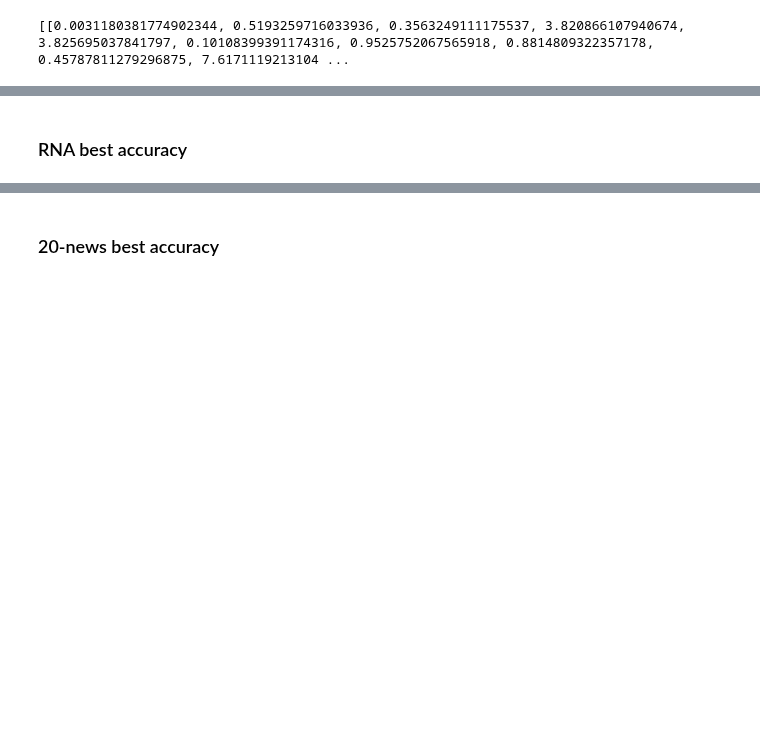
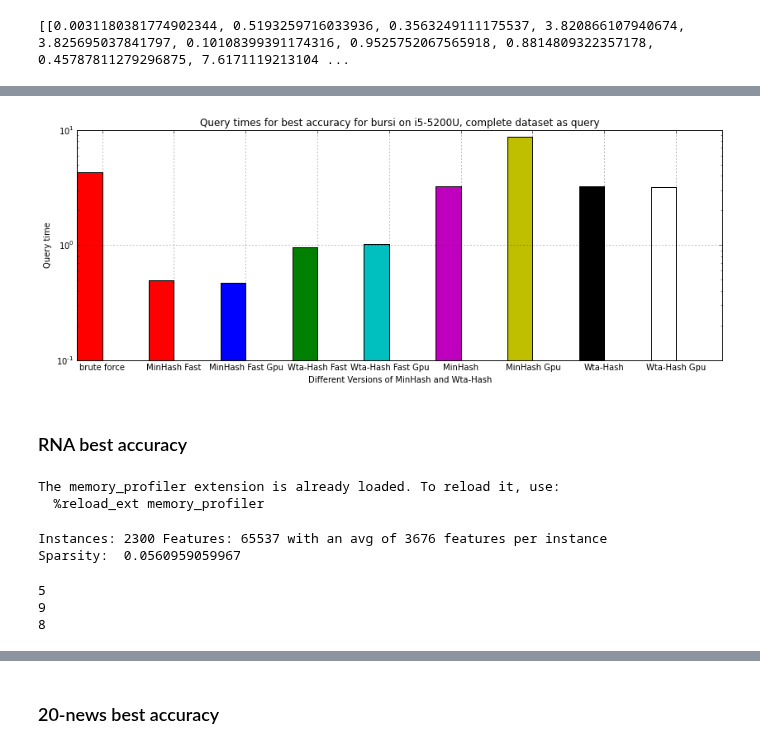
Before and after one commit to joachimwolff/sparse-neighbors-search, a Jupyter notebook: example/MinHash vs Wta-Hash.ipynb, the cells around one changed output, grey strips where cells are left out. Drawn from its saved outputs; the diff is of its cells as text; code cells hidden in the pictures; blank space fills up the shorter version.

```diff
--- a/example/MinHash vs Wta-Hash.ipynb
+++ b/example/MinHash vs Wta-Hash.ipynb
@@ -63,3 +98,65 @@ best_accuracy_5200U = measureMinHashWtaHash(datasetBursi, minHash, wtaHash)
+# %%
+plotDataBenchmark(data=best_accuracy_5200U[1], color=["r","r", "b", "g", "c", "m", "y", "k", "w"],
+         label=["MinHash", "MinHash Gpu", "Wta-Hash","Wta-Hash Gpu",
+               "MinHash", "MinHash Gpu", "Wta-Hash","Wta-Hash Gpu"],
+        xticks=["brute force","MinHash Fast", "MinHash Fast Gpu", "Wta-Hash Fast","Wta-Hash Fast Gpu",
+               "MinHash", "MinHash Gpu", "Wta-Hash","Wta-Hash Gpu"],
+         ylabel="Query time", number_of_instances=9, bar_width=0.35, figure_size=(14, 5),
+        xlabel="Different Versions of MinHash and Wta-Hash", log = True,
+         number_of_features=1, title='Query times for best accuracy for bursi on i5-5200U, complete dataset as query')
+# %% [output]
+[figure, added]
 # %% [markdown]
 ### RNA best accuracy
+# %%
+from eden.converter.rna.rnafold import rnafold_to_eden
+from eden.converter.fasta import fasta_to_sequence
+from eden.graph import Vectorizer
+from itertools import islice
+import numpy as np
+from scipy.sparse import vstack
+%matplotlib inline
+%load_ext memory_profiler
+from bioinf_learn.util import measure_performance
+from bioinf_learn.util import plotData
+
+import time
+import numpy as np
+def rfam_uri(family_id):
+    return 'http://rfam.xfam.org/family/%s/alignment?acc=%s&format=fastau&download=0'%(family_id,family_id)
+
+def rfam_to_matrix(rfam_id, n_max=50, complexity=2, nbits=10):
+    seqs = fasta_to_sequence(rfam_uri(rfam_id))
+    seqs = islice(seqs,n_max)
+    seqs = list(seqs)
+    graphs = rnafold_to_eden(seqs)
+    vectorizer = Vectorizer(complexity=complexity, nbits=nbits, positional=True)
+    X = vectorizer.transform(graphs)
+    return X
+
+def rfam_data(rfam_ids, n_max=300, complexity=3, nbits=13):
+    Xs = []
+    targets = []
+    for i,rfam_id in enumerate(rfam_ids):
+        X=rfam_to_matrix(rfam_id, n_max=n_max, complexity=complexity, nbits=nbits)
+        Xs.append(X)
+        targets += [i] * X.shape[0]
+    data_matrix = vstack(Xs, format="csr")
+    targets = np.array(targets)
+    return data_matrix, targets
+# %% [output]
+The memory_profiler extension is already loaded. To reload it, use:
+  %reload_ext memory_profiler
+# %%
+rfam_ids=['RF00004','RF00005','RF00015','RF00020','RF00026','RF00169',
+          'RF00380','RF00386','RF01051','RF01055','RF01234','RF01699',
+          'RF01701','RF01705','RF01731','RF01734','RF01745','RF01750',
+          'RF01942','RF01998','RF02005','RF02012','RF02034']
+
+X, y = rfam_data(rfam_ids, n_max=100, complexity=3, nbits=16)
+print 'Instances: %d Features: %d with an avg of %d features per instance' % (X.shape[0], X.shape[1],  X.getnnz()/X.shape[0])
+print "Sparsity: ", X.nnz / float(X.shape[0]) / X.shape[1]
+# %% [output]
+Instances: 2300 Features: 65537 with an avg of 3676 features per instance
+Sparsity:  0.0560959059967
 # %%
@@ -98,0 +198,8 @@ best_accuracy_rna_5200U = measureMinHashWtaHash(datasetBursi, minHash, wtaHash)
+# %%
+print len(best_accuracy_rna_5200U[0])
+print len(best_accuracy_rna_5200U[1])
+print len(best_accuracy_rna_5200U[2])
+# %% [output]
+5
+9
+8
```
Also changed, not shown: parts of 29 cells of this notebook, 2 other files.
